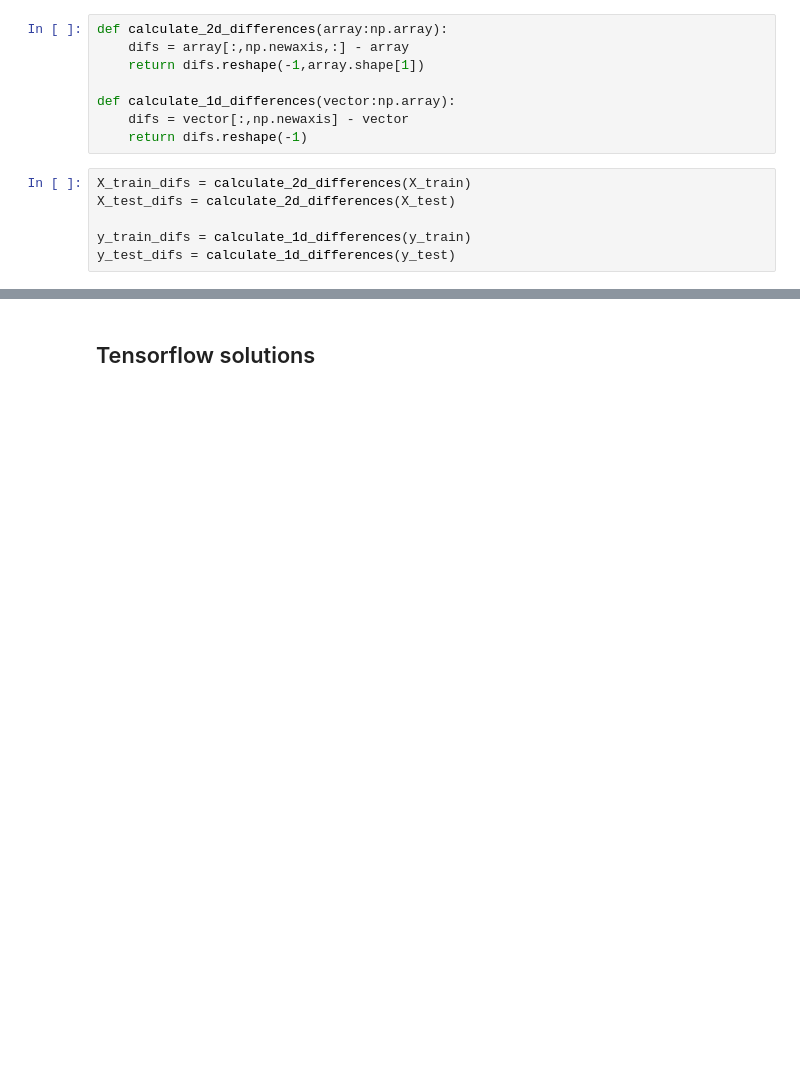
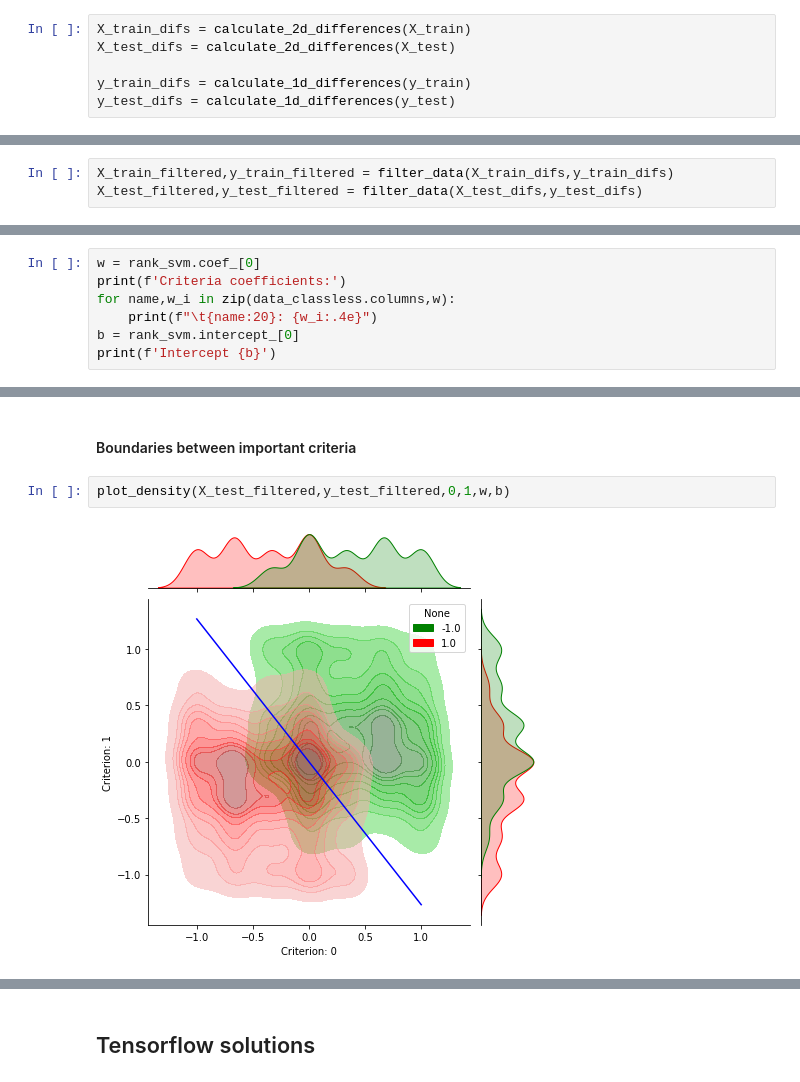
Before and after one commit to lucapl/Neural-Sorting, a Jupyter notebook: report.ipynb, the cells around one changed output, grey strips where cells are left out. Drawn from its saved outputs; the diff is of its cells as text; blank space fills up the shorter version.

```diff
--- a/report.ipynb
+++ b/report.ipynb
@@ -94,11 +198,3 @@ X_test, X_val, y_test, y_val = train_test_split(X_rest,y_rest,test_size=0.50)
-# %%
-def calculate_2d_differences(array:np.array):
-    difs = array[:,np.newaxis,:] - array
-    return difs.reshape(-1,array.shape[1])
-
-def calculate_1d_differences(vector:np.array):
-    difs = vector[:,np.newaxis] - vector
-    return difs.reshape(-1)
 # %%
 X_train_difs = calculate_2d_differences(X_train)
 X_test_difs = calculate_2d_differences(X_test)
@@ -114 +204,4 @@ X_test_filtered = X_test_difs[y_test_difs != 0]
+# %%
+X_train_filtered,y_train_filtered = filter_data(X_train_difs,y_train_difs)
+X_test_filtered,y_test_filtered = filter_data(X_test_difs,y_test_difs)
 # %%
@@ -122,0 +234,7 @@ show_stats(rank_svm,X_test_filtered,y_test_filtered)
+# %%
+w = rank_svm.coef_[0]
+print(f'Criteria coefficients:')
+for name,w_i in zip(data_classless.columns,w):
+    print(f"\t{name:20}: {w_i:.4e}")
+b = rank_svm.intercept_[0]
+print(f'Intercept {b}')
@@ -122,0 +254,6 @@ show_stats(rank_svm,X_test_filtered,y_test_filtered)
+# %% [markdown]
+#### Boundaries between important criteria
+# %%
+plot_density(X_test_filtered,y_test_filtered,0,1,w,b)
+# %% [output]
+[figure, added]
```
Also changed, not shown: parts of 95 cells of this notebook.
